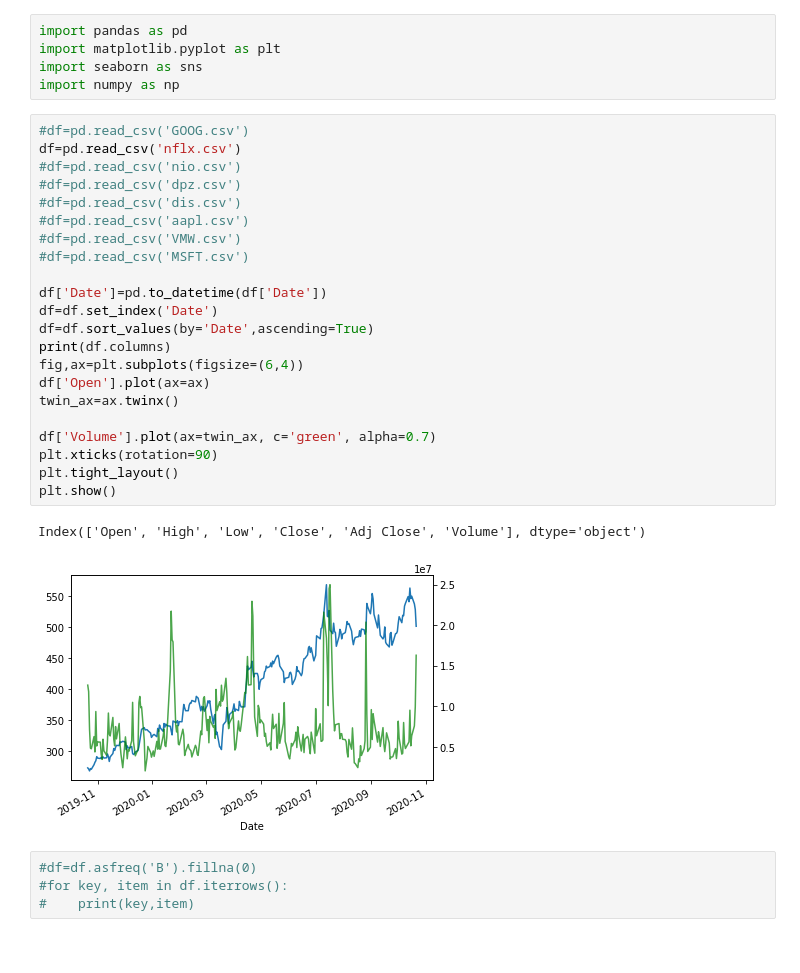
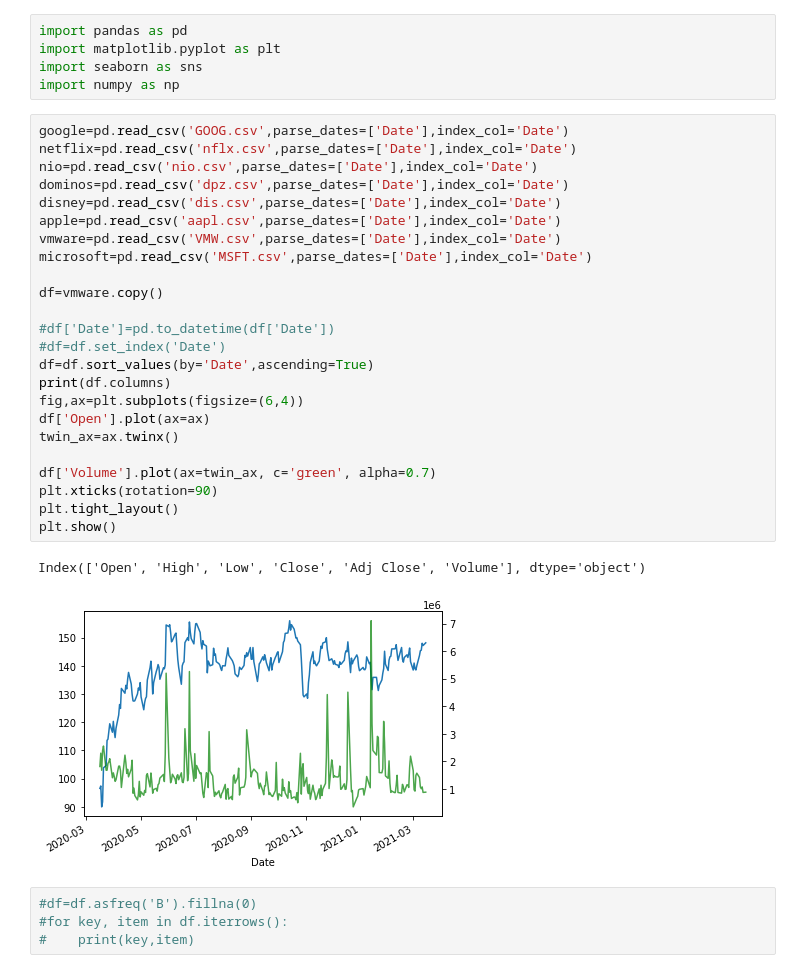
Before and after one commit to Andru-1987/python-deep-learning, a Jupyter notebook: Google timeseries.ipynb, the cells around one changed output. Drawn from its saved outputs; the diff is of its cells as text.

```diff
--- a/Google timeseries.ipynb
+++ b/Google timeseries.ipynb
@@ -4,30 +4,32 @@ import matplotlib.pyplot as plt
 import seaborn as sns
 import numpy as np
 # %%
-#df=pd.read_csv('GOOG.csv')
-df=pd.read_csv('nflx.csv')
-#df=pd.read_csv('nio.csv')
-#df=pd.read_csv('dpz.csv')
-#df=pd.read_csv('dis.csv')
-#df=pd.read_csv('aapl.csv')
-#df=pd.read_csv('VMW.csv')
-#df=pd.read_csv('MSFT.csv')
+google=pd.read_csv('GOOG.csv',parse_dates=['Date'],index_col='Date')
+netflix=pd.read_csv('nflx.csv',parse_dates=['Date'],index_col='Date')
+nio=pd.read_csv('nio.csv',parse_dates=['Date'],index_col='Date')
+dominos=pd.read_csv('dpz.csv',parse_dates=['Date'],index_col='Date')
+disney=pd.read_csv('dis.csv',parse_dates=['Date'],index_col='Date')
+apple=pd.read_csv('aapl.csv',parse_dates=['Date'],index_col='Date')
+vmware=pd.read_csv('VMW.csv',parse_dates=['Date'],index_col='Date')
+microsoft=pd.read_csv('MSFT.csv',parse_dates=['Date'],index_col='Date')
 
-df['Date']=pd.to_datetime(df['Date'])
-df=df.set_index('Date')
+df=vmware.copy()
+
+#df['Date']=pd.to_datetime(df['Date'])
+#df=df.set_index('Date')
 df=df.sort_values(by='Date',ascending=True)
 print(df.columns)
 fig,ax=plt.subplots(figsize=(6,4))
 df['Open'].plot(ax=ax)
 twin_ax=ax.twinx()
 
 df['Volume'].plot(ax=twin_ax, c='green', alpha=0.7)
 plt.xticks(rotation=90)
 plt.tight_layout()
 plt.show()
 # %% [output]
 Index(['Open', 'High', 'Low', 'Close', 'Adj Close', 'Volume'], dtype='object')
-[figure, old version]
+[figure, new version]
 # %%
 #df=df.asfreq('B').fillna(0)
 #for key, item in df.iterrows():
```
Also changed, not shown: parts of 6 cells of this notebook, 1 other file.
